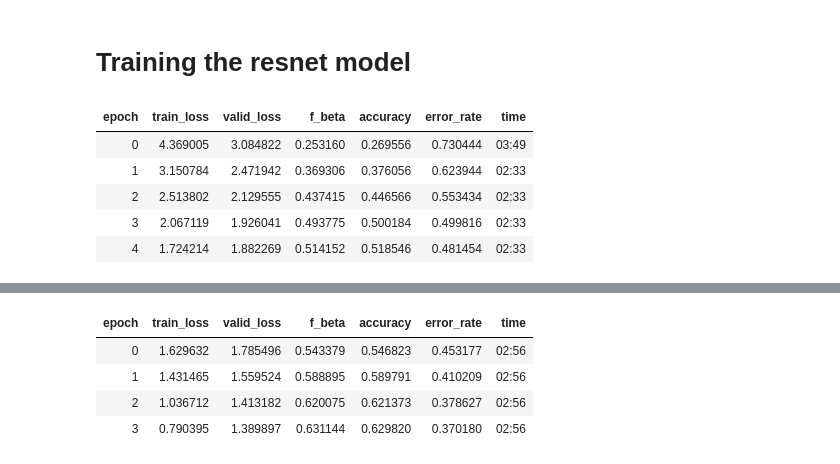
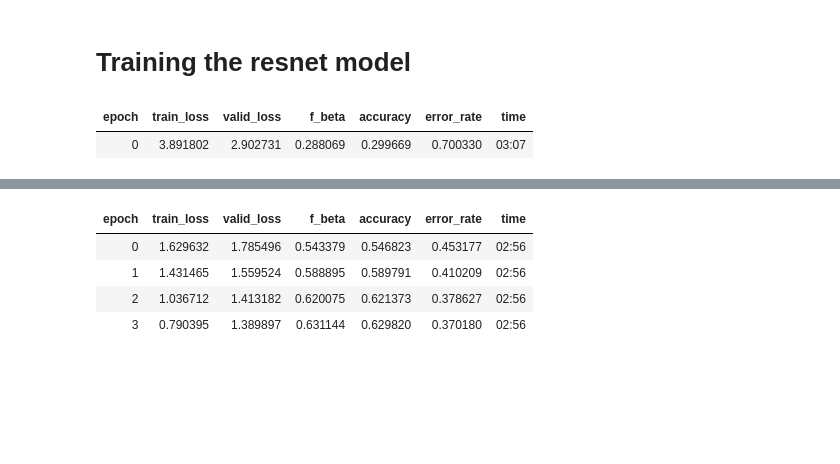
Before and after one commit to jacekfilipczuk/fastai_course-v3, a Jupyter notebook: nbs/My_version_dl1/lesson1-image-classification.ipynb, the cells around one changed output, grey strips where cells are left out. Cells and saved outputs as stored; diff of their text form; code cells hidden in the pictures; blank space fills up the shorter version.

```diff
--- a/nbs/My_version_dl1/lesson1-image-classification.ipynb
+++ b/nbs/My_version_dl1/lesson1-image-classification.ipynb
@@ -113,14 +118,10 @@ fscore = FBeta(average='macro', beta=1)
 leaner_metrics = [fscore,accuracy, error_rate]
 learner = cnn_learner(data, models.resnet50, metrics=leaner_metrics)
 # %%
-learner.fit_one_cycle(5)
+learner.fit_one_cycle(1)
 # %% [output]
 | epoch | train_loss | valid_loss | f_beta | accuracy | error_rate | time |
-| 0 | 4.369005 | 3.084822 | 0.253160 | 0.269556 | 0.730444 | 03:49 |
-| 1 | 3.150784 | 2.471942 | 0.369306 | 0.376056 | 0.623944 | 02:33 |
-| 2 | 2.513802 | 2.129555 | 0.437415 | 0.446566 | 0.553434 | 02:33 |
-| 3 | 2.067119 | 1.926041 | 0.493775 | 0.500184 | 0.499816 | 02:33 |
-| 4 | 1.724214 | 1.882269 | 0.514152 | 0.518546 | 0.481454 | 02:33 |
+| 0 | 3.891802 | 2.902731 | 0.288069 | 0.299669 | 0.700330 | 03:07 |
 # %%
 learner.save('stage-1')
 # %%
```
Also changed, not shown: parts of 18 cells of this notebook, 4 other files.
